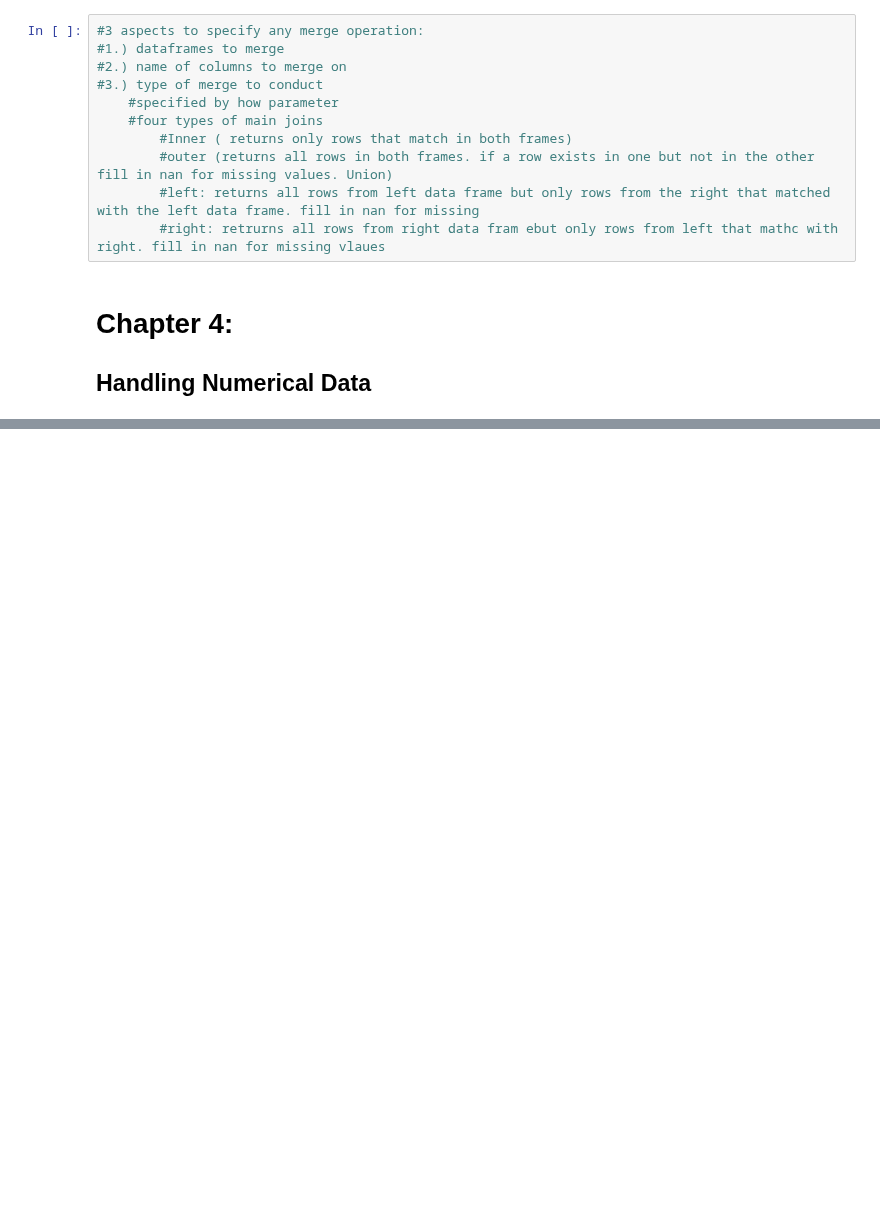
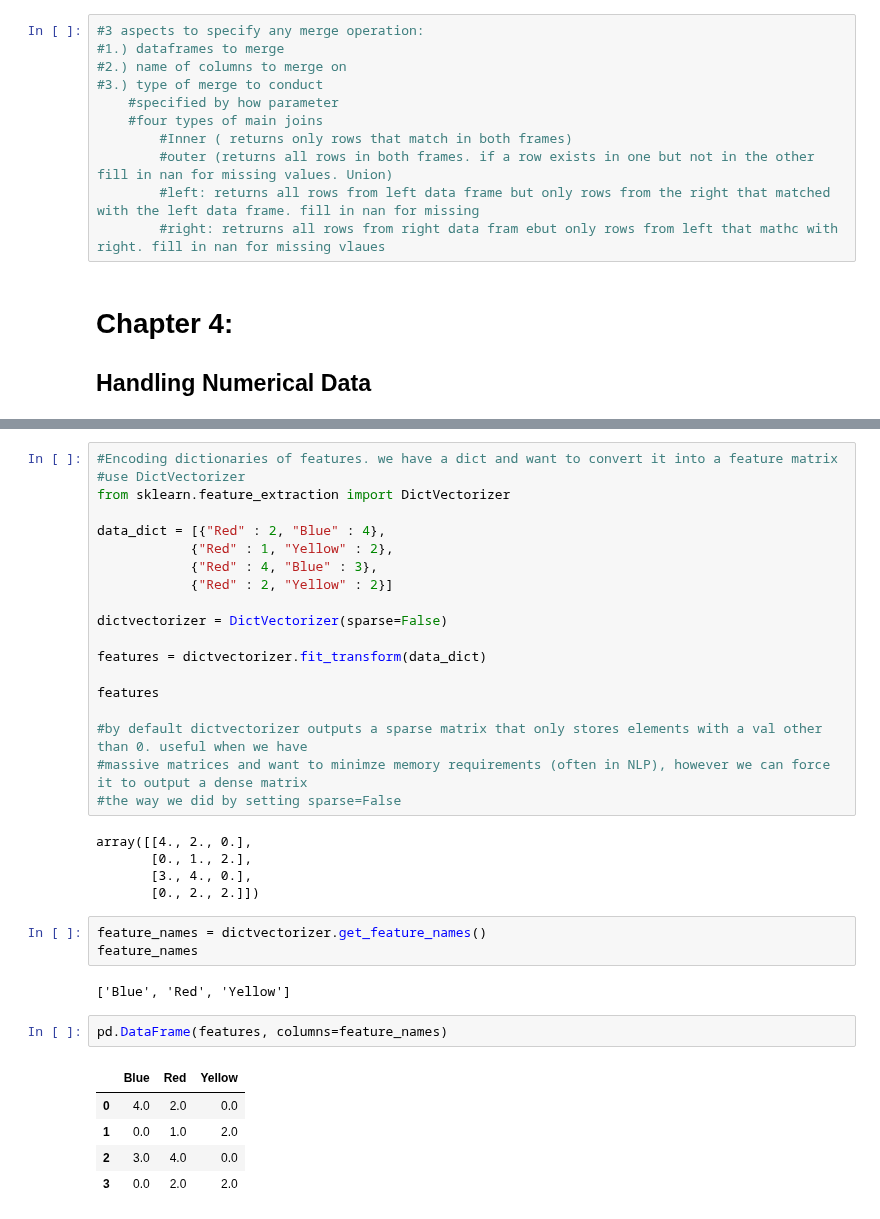
Before and after one commit to nkashyap14/ML-Notes-Exercises, a Jupyter notebook: Machine Learning with Python Cookbook.ipynb, the cells around one changed output, grey strips where cells are left out. Saved outputs shown, nothing was run; the diff lists cells and outputs as text; blank space fills up the shorter version.

```diff
--- a/Machine Learning with Python Cookbook.ipynb
+++ b/Machine Learning with Python Cookbook.ipynb
@@ -839,0 +1321,37 @@ pd.merge(df_emp, df_sales, left_on='employee_id', right_on='employee_id')
+# %%
+#Encoding dictionaries of features. we have a dict and want to convert it into a feature matrix
+#use DictVectorizer
+from sklearn.feature_extraction import DictVectorizer
+
+data_dict = [{"Red" : 2, "Blue" : 4},
+            {"Red" : 1, "Yellow" : 2},
+            {"Red" : 4, "Blue" : 3},
+            {"Red" : 2, "Yellow" : 2}]
+
+dictvectorizer = DictVectorizer(sparse=False)
+
+features = dictvectorizer.fit_transform(data_dict)
+
+features
+
+#by default dictvectorizer outputs a sparse matrix that only stores elements with a val other than 0. useful when we have
+#massive matrices and want to minimze memory requirements (often in NLP), however we can force it to output a dense matrix
+#the way we did by setting sparse=False
+# %% [output]
+array([[4., 2., 0.],
+       [0., 1., 2.],
+       [3., 4., 0.],
+       [0., 2., 2.]])
+# %%
+feature_names = dictvectorizer.get_feature_names()
+feature_names
+# %% [output]
+['Blue', 'Red', 'Yellow']
+# %%
+pd.DataFrame(features, columns=feature_names)
+# %% [output]
+|  | Blue | Red | Yellow |
+| 0 | 4.0 | 2.0 | 0.0 |
+| 1 | 0.0 | 1.0 | 2.0 |
+| 2 | 3.0 | 4.0 | 0.0 |
+| 3 | 0.0 | 2.0 | 2.0 |
```
Also changed, not shown: parts of 33 cells of this notebook, 1 other file.
